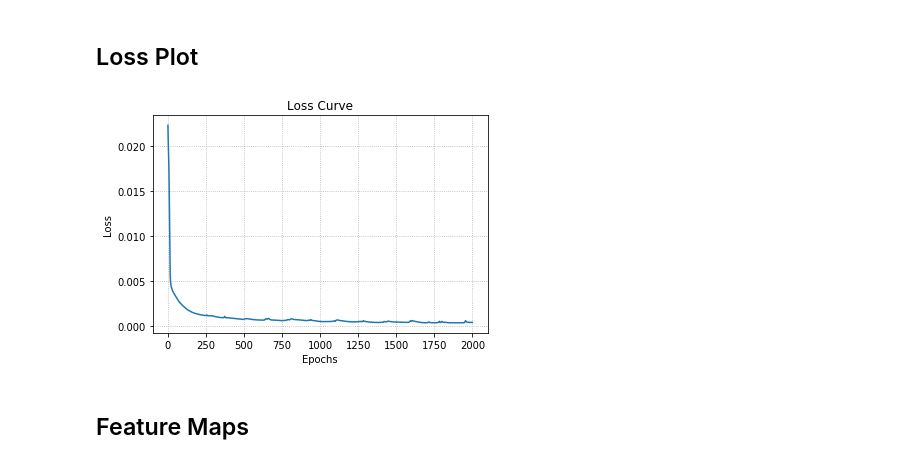
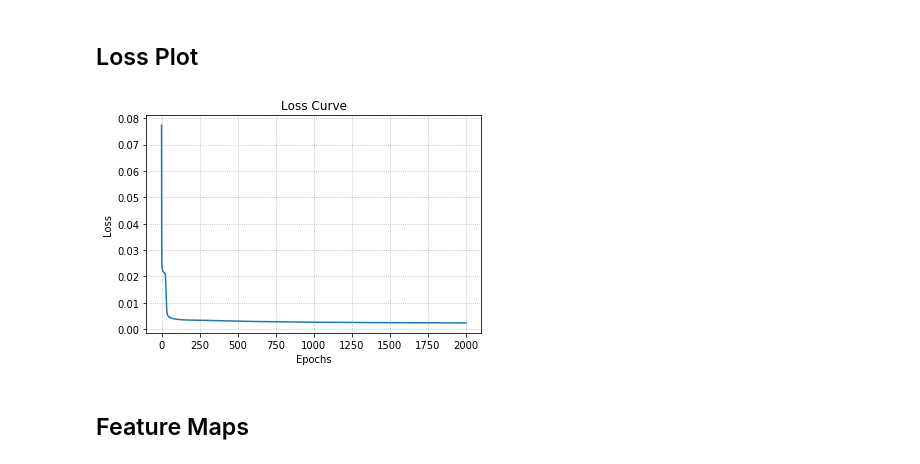
Before and after one commit to twpkevin06222/DE_Project, a Jupyter notebook: implementation_examples/Complete_pipeline/CoordConv_full10.ipynb, the cells around one changed output. Saved outputs shown, nothing was run; the diff lists cells and outputs as text; code cells hidden in the pictures.

```diff
--- a/implementation_examples/Complete_pipeline/CoordConv_full10.ipynb
+++ b/implementation_examples/Complete_pipeline/CoordConv_full10.ipynb
@@ -454,8 +471,10 @@ coords_list_npy = np.load(path_desktop+'npy/{}/{}_full{}.npy'.format(ver, 'coord
 encoded_imgs_npy = np.load(path_desktop+'npy/{}/{}_full{}.npy'.format(ver, 'encoded_imgs', ver))
 # input image first batch for every 100 epochs (max_epochs/100, 8, 100, 100, 1)
 input_imgs_npy = np.load(path_desktop+'npy/{}/{}_full{}.npy'.format(ver, 'input_imgs', ver))
-# loss for every epochs
-loss_list_npy = np.load(path_desktop+'npy/{}/{}_full{}.npy'.format(ver, 'loss_list', ver))
+# global loss for every epochs
+loss_list_global_npy = np.load(path_desktop+'npy/{}/{}_full{}.npy'.format(ver, 'loss_list_global', ver))
+#similarity loss for every epochs
+loss_list_encoded_one_hot_npy = np.load(path_desktop+'npy/{}/{}_full{}.npy'.format(ver, 'loss_list_encoded_one_hot', ver))
 # one hot images first batch for every 100 epochs  (max_epochs/100, n_neurons, 100, 100, 1)
 one_hot_imgs_list_npy = np.load(path_desktop+'npy/{}/{}_full{}.npy'.format(ver, 'one_hot_imgs_list', ver))
 # reconstructed images first batch for every 100 epochs (max_epochs/100, 8, 100, 100, 1)
@@ -553,11 +570,11 @@ for i in range(batch_size):
 # %%
 #plot loss
 xlabel = 'Epochs'
 ylabel = 'Loss'
 title = 'Loss Curve'
-utils_vis.plot_loss(loss_list_npy, xlabel, ylabel, title)
+utils_vis.plot_loss(loss_list_global_npy, xlabel, ylabel, title)
 # %% [output]
-[figure, old version]
+[figure, new version]
 # %% [markdown]
 ## Feature Maps
 # %%
```
Also changed, not shown: parts of 14 cells of this notebook, 22 other files.
